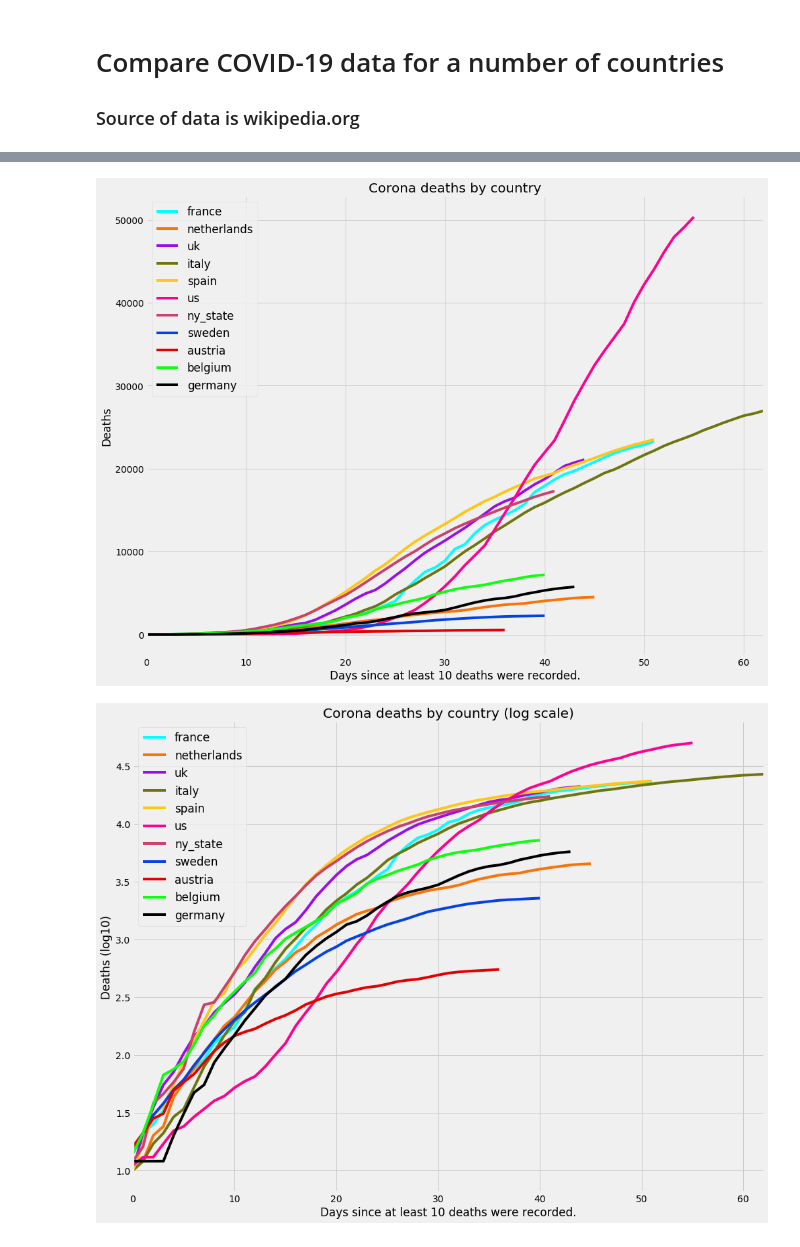
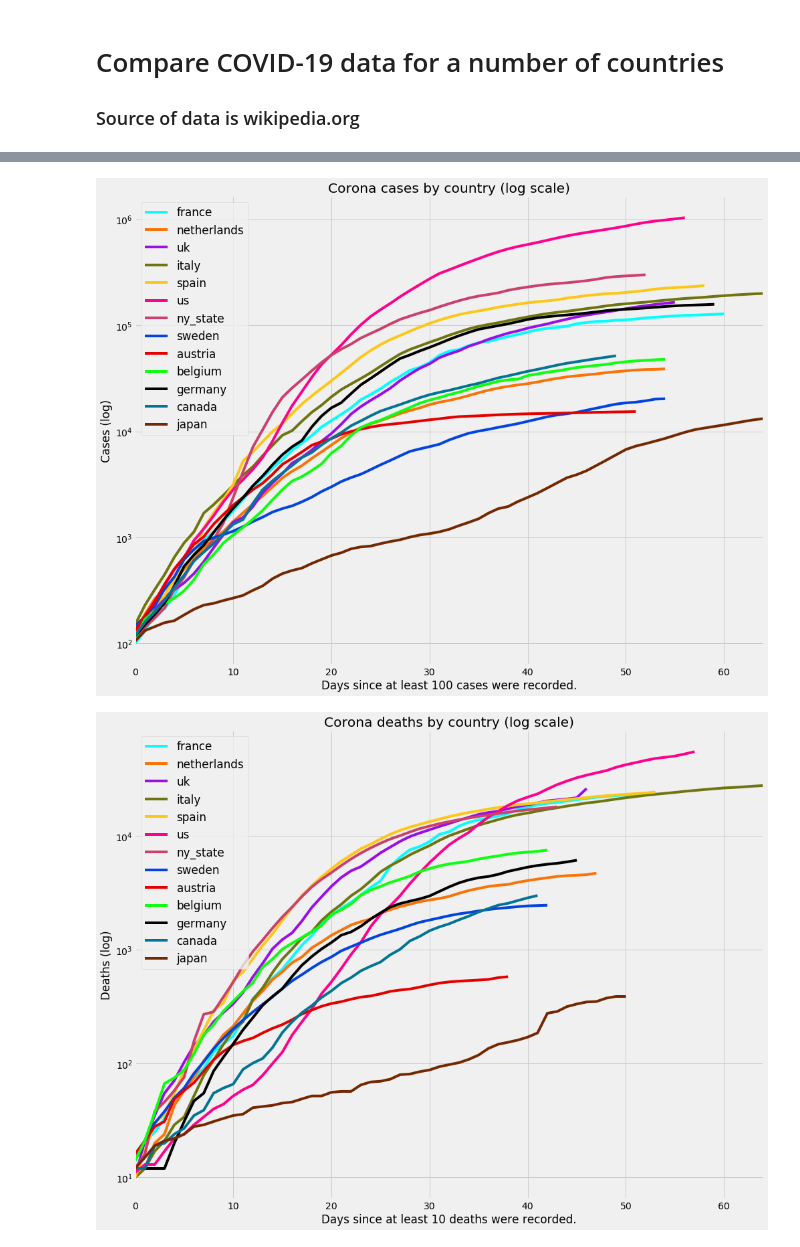
Before and after one commit to DeCooper88/corona, a Jupyter notebook: corona_dashboard.ipynb, the cells around one changed output, grey strips where cells are left out. Drawn from its saved outputs; the diff is of its cells as text; code cells hidden in the pictures.

Commit message:
Modify graphs and add average growth * add cases graph * add Canada and Japan to graphs * create average_growth function and add to table

```diff
--- a/corona_dashboard.ipynb
+++ b/corona_dashboard.ipynb
@@ -186,11 +199,15 @@ def country_dataframe(data, shortcode):
     df.insert(7, 'deaths_7da', df.deaths.rolling(window=7).mean())
     return df
 # %%
-# list of required columns for deaths dataframe
+# lists of required columns
+cases_cols = ['date'] + filter_columns(wiki_data, 'cases')
 deaths_cols = ['date'] + filter_columns(wiki_data, 'deaths')
-# deaths dataframe
+# create dataframes
+cases_raw = wiki_data.loc[:, cases_cols]
 deaths_raw = wiki_data.loc[:, deaths_cols]
-# dictionary with new column names
-new_column_names = rename_columns(deaths_raw.columns[1:])
+# dictionaries with new column names
+cases_col_names = rename_columns(cases_raw.columns[1:])
+deaths_col_names = rename_columns(deaths_raw.columns[1:])
 # rename columns
-deaths_raw = deaths_raw.rename(columns=new_column_names)
+cases_raw = cases_raw.rename(columns=cases_col_names)
+deaths_raw = deaths_raw.rename(columns=deaths_col_names)
@@ -200,29 +214,35 @@ deaths = growth_table(deaths_raw, start_value)
+# %%
+cases_start = 100
+deaths_start = 10
+cases = growth_table(cases_raw, cases_start)
+deaths = growth_table(deaths_raw, deaths_start)
 # %%
 max_row = deaths.italy.idxmax()
 graph_countries = ['france', 'netherlands', 'uk', 'italy', 'spain', 'us', 'ny_state',
-                   'sweden', 'austria', 'belgium', 'germany']
+                   'sweden', 'austria', 'belgium', 'germany', 'canada', 'japan']
 graph_country_colors = ['xkcd:cyan', 'xkcd:orange', 'xkcd:violet', 'xkcd:olive',
                         'xkcd:golden yellow', 'xkcd:hot pink', 'xkcd:dark pink',
-                        'xkcd:blue', 'xkcd:red', 'xkcd:neon green', 'xkcd:black']
-deaths_log = np.log10(deaths.loc[:max_row, graph_countries])
+                        'xkcd:blue', 'xkcd:red', 'xkcd:neon green', 'xkcd:black',
+                        'xkcd:sea blue', 'xkcd:chestnut']
 # %%
 plt.style.use('fivethirtyeight')
 
-graph_data = deaths.loc[: max_row, graph_countries]
+graph_data = cases.loc[: max_row, graph_countries]
 
 fig, ax = plt.subplots(figsize=(15, 12))
 ax.set_prop_cycle(color=graph_country_colors)
-graph_data.plot(kind='line', y=graph_data.columns, use_index=True, ax=ax)
-x_label = f'Days since at least {start_value} deaths were recorded.'
-ax.set(title='Corona deaths by country', xlabel=x_label, ylabel='Deaths')
+graph_data.plot(kind='line', y=graph_data.columns, use_index=True, ax=ax, logy=True)
+x_label_cases = f'Days since at least {cases_start} cases were recorded.'
+ax.set(title='Corona cases by country (log scale)', xlabel=x_label_cases, ylabel='Cases (log)')
 ax.legend(loc='upper left', fontsize='large');
 # %% [output]
-[figure, old version]
+[figure, new version]
 # %%
 fig2, ax2 = plt.subplots(figsize=(15, 12))
 ax2.set_prop_cycle(color=graph_country_colors)
-deaths_log.plot(kind='line', y=deaths_log.columns, use_index=True, ax=ax2)
-ax2.set(title='Corona deaths by country (log scale)', xlabel=x_label, ylabel='Deaths (log10)')
+deaths.plot(kind='line', y=graph_data.columns, use_index=True, ax=ax2, logy=True)
+x_label_deaths = f'Days since at least {deaths_start} deaths were recorded.'
+ax2.set(title='Corona deaths by country (log scale)', xlabel=x_label_deaths, ylabel='Deaths (log)')
 ax2.legend(loc='upper left', fontsize='large');
 # %% [output]
-[figure, old version]
+[figure, new version]
```
Also changed, not shown: parts of 13 cells of this notebook.
